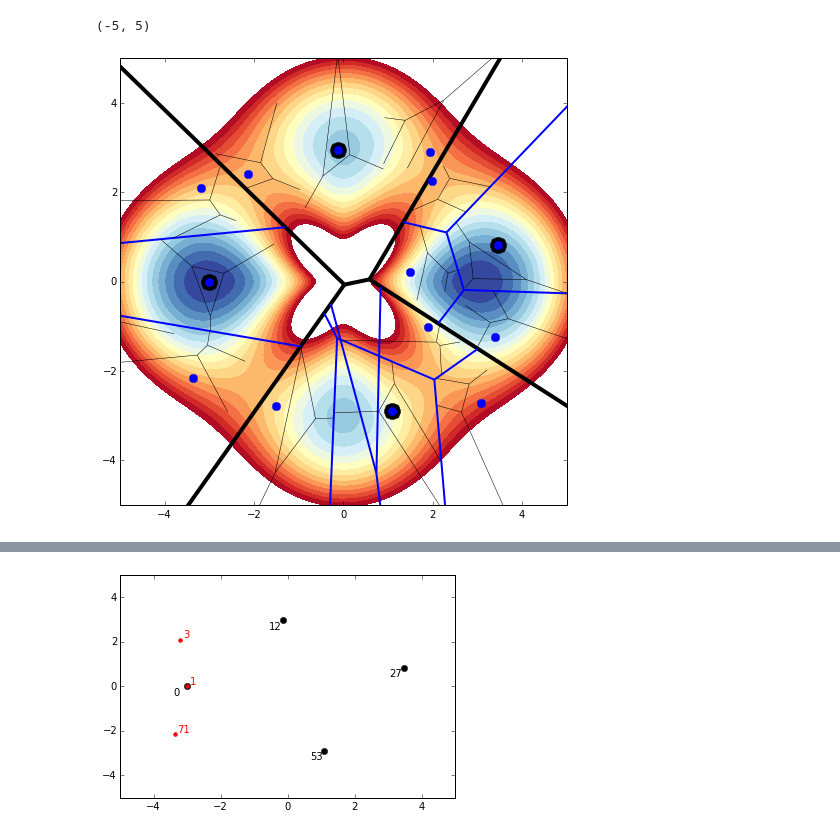
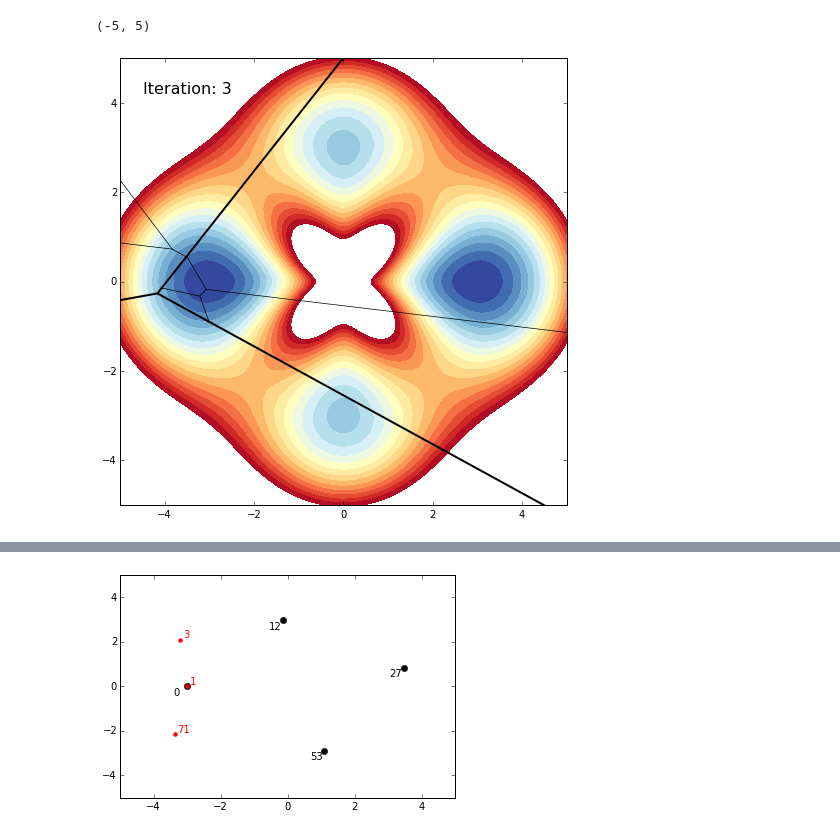
Before and after one commit to synapticarbors/wexplore-westpa, a Jupyter notebook: examples/DicksonRingPotential/analysis.ipynb, the cells around one changed output, grey strips where cells are left out. Cells and saved outputs as stored; diff of their text form; code cells hidden in the pictures.

Commit message:
Fixed DicksonRingPotential binspace visualization in the ipynb

```diff
--- a/examples/DicksonRingPotential/analysis.ipynb
+++ b/examples/DicksonRingPotential/analysis.ipynb
@@ -206,11 +229,16 @@ def plot_voronoi(ax, mapper):
 # %%
 fig = plt.figure(figsize=(8,8))
 ax = fig.add_subplot(111)
-m = mappers[-1]
+m = mappers[2]
 plot_voronoi(ax, m)
 ax.contourf(X, Y, V, clines, cmap=my_cmap)
+ax.text(0.05, 0.95, 'Iteration: {}'.format(3),
+        horizontalalignment='left',
+        verticalalignment='top',
+        fontsize=16,
+        transform=ax.transAxes)
 ax.set_xlim(-5,5)
 ax.set_ylim(-5,5)
 # %% [output]
 (-5, 5)
-[figure, old version]
+[figure, new version]
```
Also changed, not shown: parts of 5 cells of this notebook, 2 other files.
